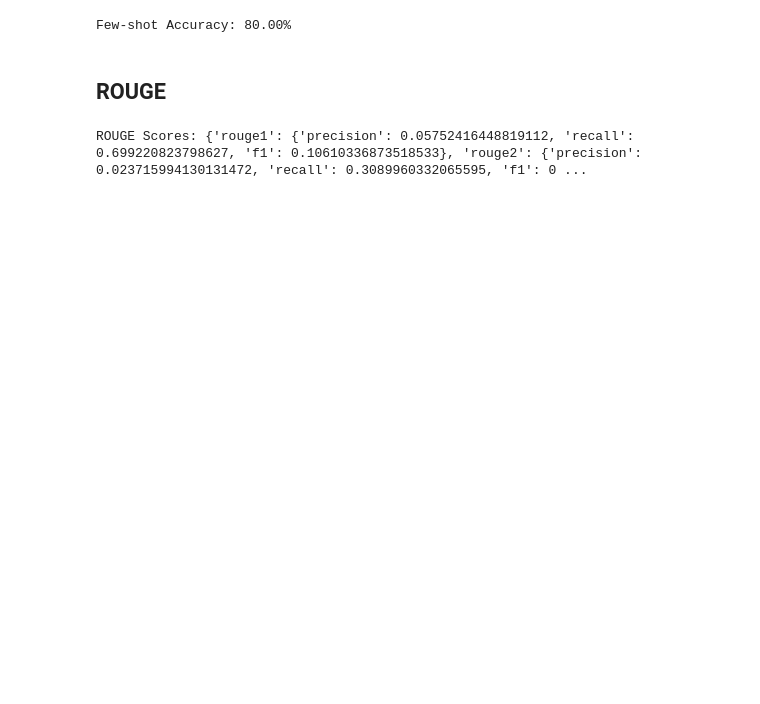
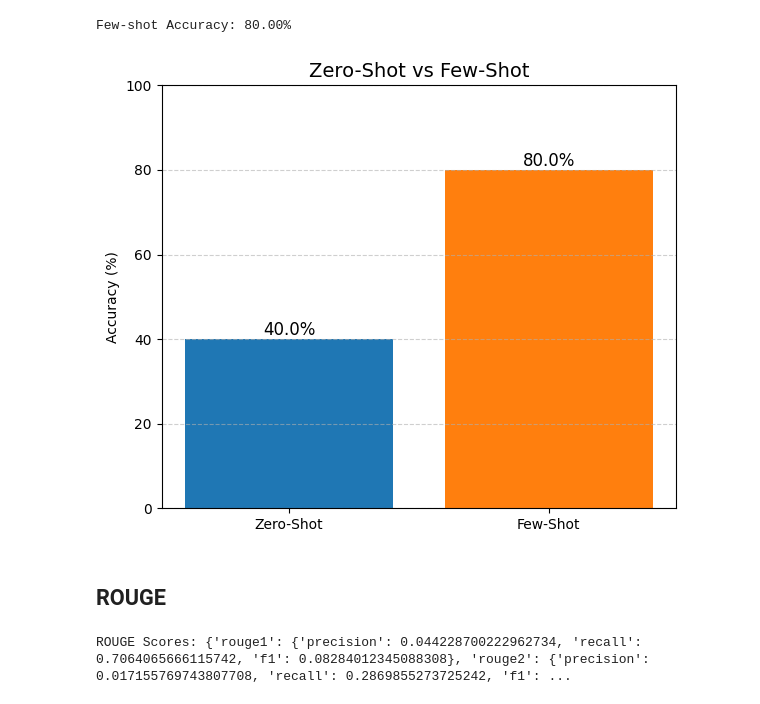
Before and after one commit to Shegun93/Mitigating-Academic-Misuse-of-LLMs-, a Jupyter notebook: Evaluation.ipynb, the cells around one changed output. Cells and saved outputs as stored; diff of their text form; code cells hidden in the pictures; blank space fills up the shorter version.

Commit message:
Evaluation ipython updated with graphs
Former-commit-id: 4a6cf96bb9fc7c2bff9e1707b7b68de4c03c5c40

```diff
--- a/Evaluation.ipynb
+++ b/Evaluation.ipynb
@@ -410,6 +436,34 @@ accuracy = evaluate_accuracy_with_few_shot(nairs, tokenizer, df, few_shot_exampl
 print(f"Few-shot Accuracy: {accuracy * 100:.2f}%")
 # %% [output]
 Few-shot Accuracy: 80.00%
+# %%
+#========================
+# 7. Graph
+#========================
+import matplotlib.pyplot as plt
+def plot_accuracy_comparison(zero_shot_acc, few_shot_acc, model_name="model"):
+    labels = ['Zero-Shot', 'Few-Shot']
+    accuracies = [zero_shot_acc * 100, few_shot_acc * 100]
+    colors = ['#1f77b4', '#ff7f0e']
+
+    plt.figure(figsize=(6, 5))
+    bars = plt.bar(labels, accuracies, color=colors)
+
+    # Annotate bars
+    for bar in bars:
+        yval = bar.get_height()
+        plt.text(bar.get_x() + bar.get_width() / 2, yval + 1, f'{yval:.1f}%', ha='center', fontsize=12)
+
+    plt.ylim(0, 100)
+    plt.title(f"Zero-Shot vs Few-Shot", fontsize=14)
+    plt.ylabel("Accuracy (%)")
+    plt.grid(axis="y", linestyle="--", alpha=0.6)
+    plt.tight_layout()
+    plt.show()
+# %%
+plot_accuracy_comparison(zero_shot_acc, few_shot_acc, model_name="model")
+# %% [output]
+[figure, added]
 # %% [markdown]
 ## ROUGE
 # %%
@@ -506,7 +560,7 @@ reference_explanations = []
 for item in df:
     # Generate model output
     _, explanation = generate_answer_and_explanation(
-        nairs, tokenizer,
+        model, tokenizer,
         context=item["input_text"],
         question=item["question"],
         options=item["options"],
@@ -520,4 +574,4 @@ for item in df:
 rouge_scores = compute_rouge_scores(generated_explanations, reference_explanations)
 print("ROUGE Scores:", rouge_scores)
 # %% [output]
-ROUGE Scores: {'rouge1': {'precision': 0.05752416448819112, 'recall': 0.699220823798627, 'f1': 0.10610336873518533}, 'rouge2': {'precision': 0.023715994130131472, 'recall': 0.3089960332065595, 'f1': 0 ...
+ROUGE Scores: {'rouge1': {'precision': 0.044228700222962734, 'recall': 0.7064065666115742, 'f1': 0.08284012345088308}, 'rouge2': {'precision': 0.017155769743807708, 'recall': 0.2869855273725242, 'f1': ...
```
Also changed, not shown: parts of 17 cells of this notebook, 1 other file.
